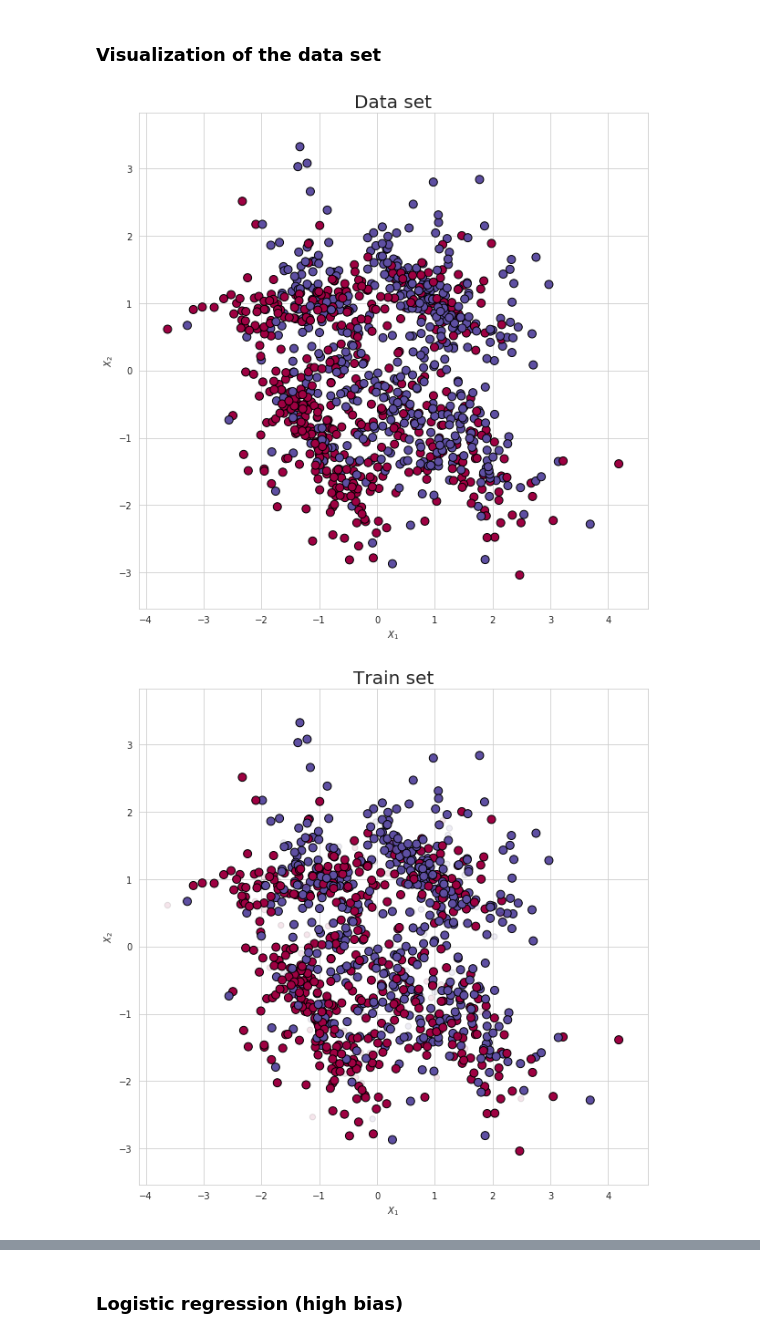
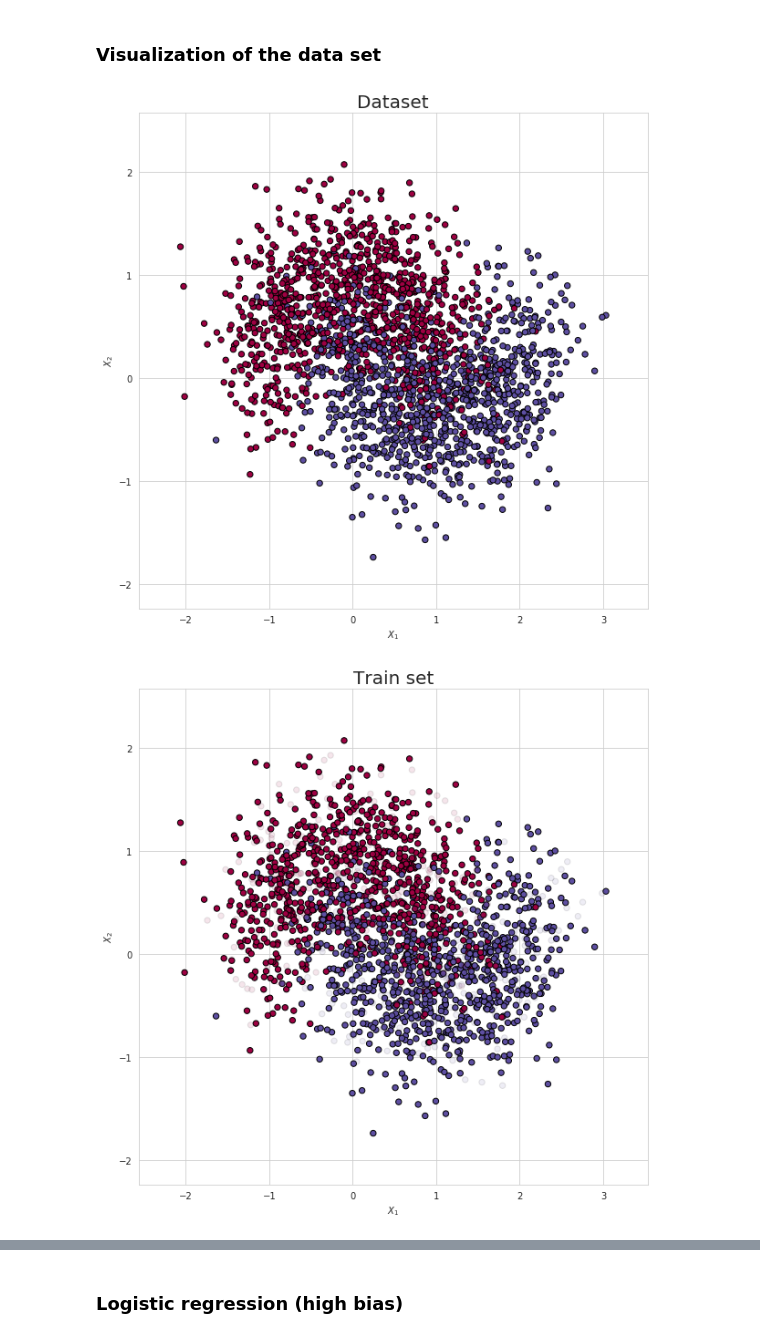
Before and after one commit to SkalskiP/ILearnDeepLearning.py, a Jupyter notebook: 02_exploring_overfitting/Exploring overfitting.ipynb, the cells around one changed output, grey strips where cells are left out. Cells and saved outputs as stored; diff of their text form; code cells hidden in the pictures.

```diff
--- a/02_exploring_overfitting/Exploring overfitting.ipynb
+++ b/02_exploring_overfitting/Exploring overfitting.ipynb
@@ -28,13 +28,13 @@ Using TensorFlow backend.
 ### Settings
 # %%
 # number of samples in the data set
-N_SAMPLES = 1000
+N_SAMPLES = 2000
 # ratio between training and test sets
-TEST_SIZE = 0.1
+TEST_SIZE = 0.2
 # boundary of the graph
 GRID_PADDING = 0.5
 GRID_STEP = 0.01
 # number of iterations of the neural network
-N_EPOCHS = 500
+N_EPOCHS = 200
 # %% [markdown]
 ### Create artificial dataset
@@ -50,3 +41,6 @@ X_train, X_test, y_train, y_test = train_test_split(X, y, test_size = TEST_SIZE,
+# %%
+X, y = make_moons(n_samples = N_SAMPLES, noise=0.4, random_state=100)
+X_train, X_test, y_train, y_test = train_test_split(X, y, test_size = TEST_SIZE, random_state=42)
 # %% [markdown]
 ### Definition of grid
 # %%
@@ -73,14 +67,14 @@ def make_plot(X, y, XX, YY, preds, plot_name, file_name):
 # %%
 plt.figure(figsize=(10,10))
 axes = plt.gca()
 axes.set_xlim([x_min,x_max])
 axes.set_ylim([y_min,y_max])
 axes.set(xlabel="$X_1$", ylabel="$X_2$")
-plt.title("Data set", fontsize=20)
-plt.scatter(X[:, 0], X[:, 1], c=y.ravel(), s=80, cmap=plt.cm.Spectral, edgecolors='black');
+plt.title("Dataset", fontsize=20)
+plt.scatter(X[:, 0], X[:, 1], c=y.ravel(), s=40, cmap=plt.cm.Spectral, edgecolors='black');
 plt.savefig("dataset.png")
 # %% [output]
-[figure, old version]
+[figure, new version]
 # %%
 plt.figure(figsize=(10,10))
 axes = plt.gca()
@@ -88,11 +82,11 @@ axes.set_xlim([x_min,x_max])
 axes.set_ylim([y_min,y_max])
 axes.set(xlabel="$X_1$", ylabel="$X_2$")
 plt.title("Train set", fontsize=20)
-plt.scatter(X_train[:, 0], X_train[:, 1], c=y_train.ravel(), s=80, cmap=plt.cm.Spectral, edgecolors='black');
+plt.scatter(X_train[:, 0], X_train[:, 1], c=y_train.ravel(), s=40, cmap=plt.cm.Spectral, edgecolors='black');
 plt.scatter(X_test[:, 0], X_test[:, 1], c=y_test.ravel(), s=40, cmap=plt.cm.Spectral, edgecolors='black', alpha=0.1);
 plt.savefig("train_set.png")
 # %% [output]
-[figure, old version]
+[figure, new version]
 # %%
 plt.figure(figsize=(10,10))
 axes = plt.gca()
```
Also changed, not shown: parts of 14 cells of this notebook, 15 other files.
